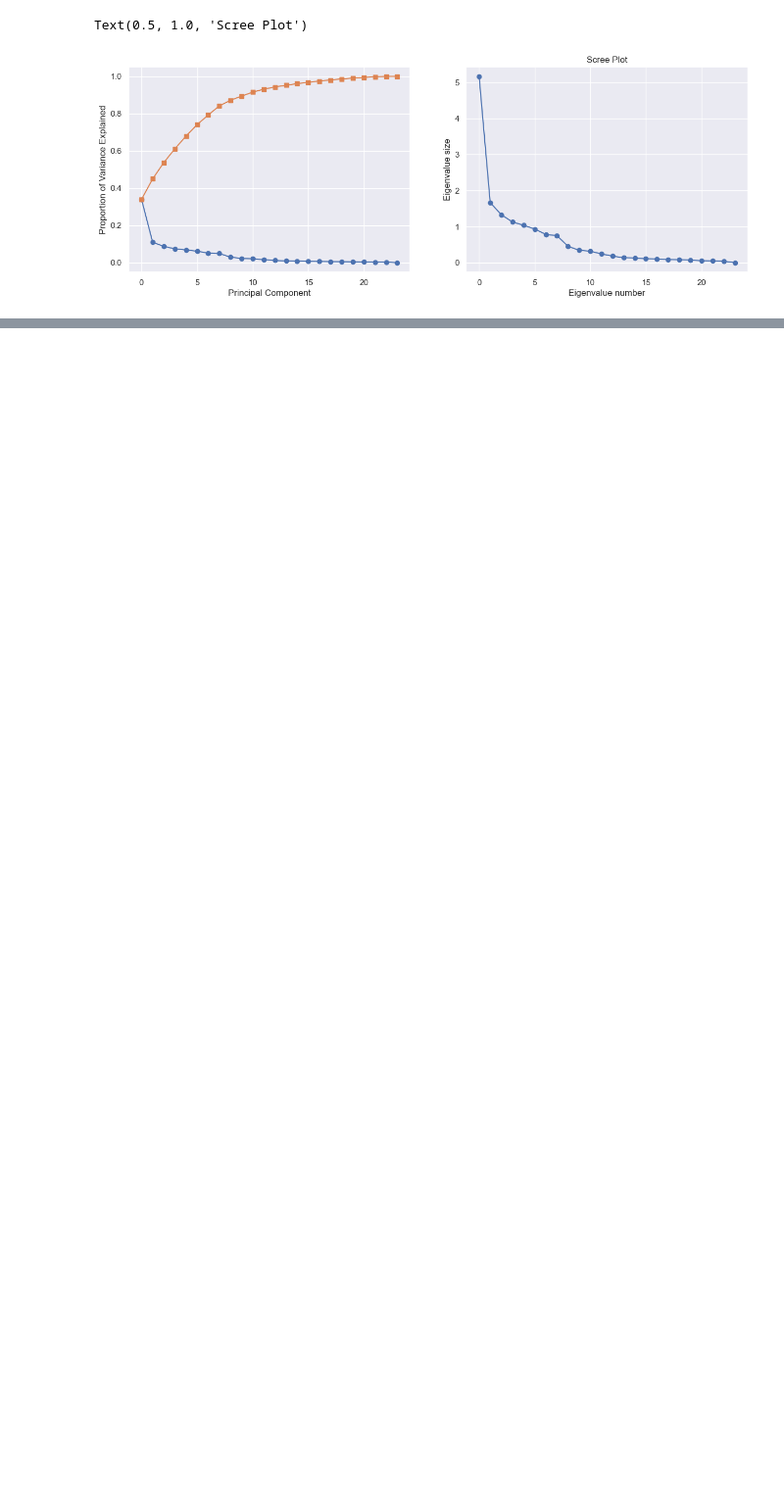
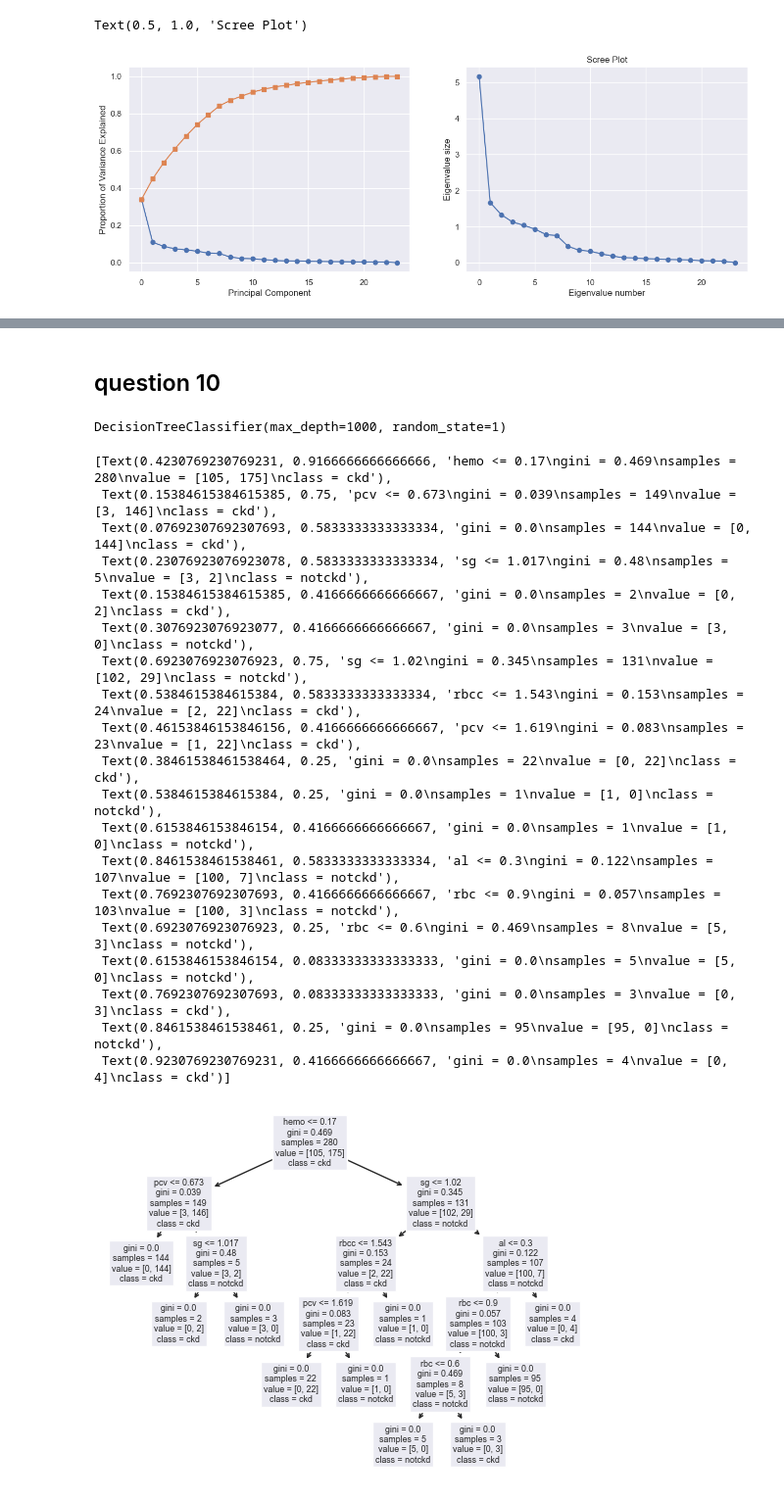
Before and after one commit to Christina137/A6, a Jupyter notebook: assignment6.ipynb, the cells around one changed output, grey strips where cells are left out. Shown at 98% size. Drawn from its saved outputs; the diff is of its cells as text; code cells hidden in the pictures; blank space fills up the shorter version.

```diff
--- a/assignment6.ipynb
+++ b/assignment6.ipynb
@@ -617,0 +620,9 @@ Text(0.5, 1.0, 'Scree Plot')
+# %%
+X_train, X_test, y_train, y_test = train_test_split(
+    kidney,
+    y,
+    train_size = 0.7,
+    test_size = 0.3,
+    random_state = 1,
+    stratify = y,
+)
@@ -617,0 +656,36 @@ Text(0.5, 1.0, 'Scree Plot')
+# %% [markdown]
+## question 10
+# %%
+#DecisionTree
+dt_model = DecisionTreeClassifier(max_depth=1000,random_state=1)
+dt_model.fit(X_train, y_train)
+# %% [output]
+DecisionTreeClassifier(max_depth=1000, random_state=1)
+# %%
+plot_tree(
+    dt_model,
+    max_depth= 100,
+    feature_names = X_train.columns.tolist(),
+    class_names=['notckd', 'ckd']
+)
+# %% [output]
+[Text(0.4230769230769231, 0.9166666666666666, 'hemo <= 0.17\ngini = 0.469\nsamples = 280\nvalue = [105, 175]\nclass = ckd'),
+ Text(0.15384615384615385, 0.75, 'pcv <= 0.673\ngini = 0.039\nsamples = 149\nvalue = [3, 146]\nclass = ckd'),
+ Text(0.07692307692307693, 0.5833333333333334, 'gini = 0.0\nsamples = 144\nvalue = [0, 144]\nclass = ckd'),
+ Text(0.23076923076923078, 0.5833333333333334, 'sg <= 1.017\ngini = 0.48\nsamples = 5\nvalue = [3, 2]\nclass = notckd'),
+ Text(0.15384615384615385, 0.4166666666666667, 'gini = 0.0\nsamples = 2\nvalue = [0, 2]\nclass = ckd'),
+ Text(0.3076923076923077, 0.4166666666666667, 'gini = 0.0\nsamples = 3\nvalue = [3, 0]\nclass = notckd'),
+ Text(0.6923076923076923, 0.75, 'sg <= 1.02\ngini = 0.345\nsamples = 131\nvalue = [102, 29]\nclass = notckd'),
+ Text(0.5384615384615384, 0.5833333333333334, 'rbcc <= 1.543\ngini = 0.153\nsamples = 24\nvalue = [2, 22]\nclass = ckd'),
+ Text(0.46153846153846156, 0.4166666666666667, 'pcv <= 1.619\ngini = 0.083\nsamples = 23\nvalue = [1, 22]\nclass = ckd'),
+ Text(0.38461538461538464, 0.25, 'gini = 0.0\nsamples = 22\nvalue = [0, 22]\nclass = ckd'),
+ Text(0.5384615384615384, 0.25, 'gini = 0.0\nsamples = 1\nvalue = [1, 0]\nclass = notckd'),
+ Text(0.6153846153846154, 0.4166666666666667, 'gini = 0.0\nsamples = 1\nvalue = [1, 0]\nclass = notckd'),
+ Text(0.8461538461538461, 0.5833333333333334, 'al <= 0.3\ngini = 0.122\nsamples = 107\nvalue = [100, 7]\nclass = notckd'),
+ Text(0.7692307692307693, 0.4166666666666667, 'rbc <= 0.9\ngini = 0.057\nsamples = 103\nvalue = [100, 3]\nclass = notckd'),
+ Text(0.6923076923076923, 0.25, 'rbc <= 0.6\ngini = 0.469\nsamples = 8\nvalue = [5, 3]\nclass = notckd'),
+ Text(0.6153846153846154, 0.08333333333333333, 'gini = 0.0\nsamples = 5\nvalue = [5, 0]\nclass = notckd'),
+ Text(0.7692307692307693, 0.08333333333333333, 'gini = 0.0\nsamples = 3\nvalue = [0, 3]\nclass = ckd'),
+ Text(0.8461538461538461, 0.25, 'gini = 0.0\nsamples = 95\nvalue = [95, 0]\nclass = notckd'),
+ Text(0.9230769230769231, 0.4166666666666667, 'gini = 0.0\nsamples = 4\nvalue = [0, 4]\nclass = ckd')]
+[figure, added]
```
Also changed, not shown: parts of 31 cells of this notebook.
